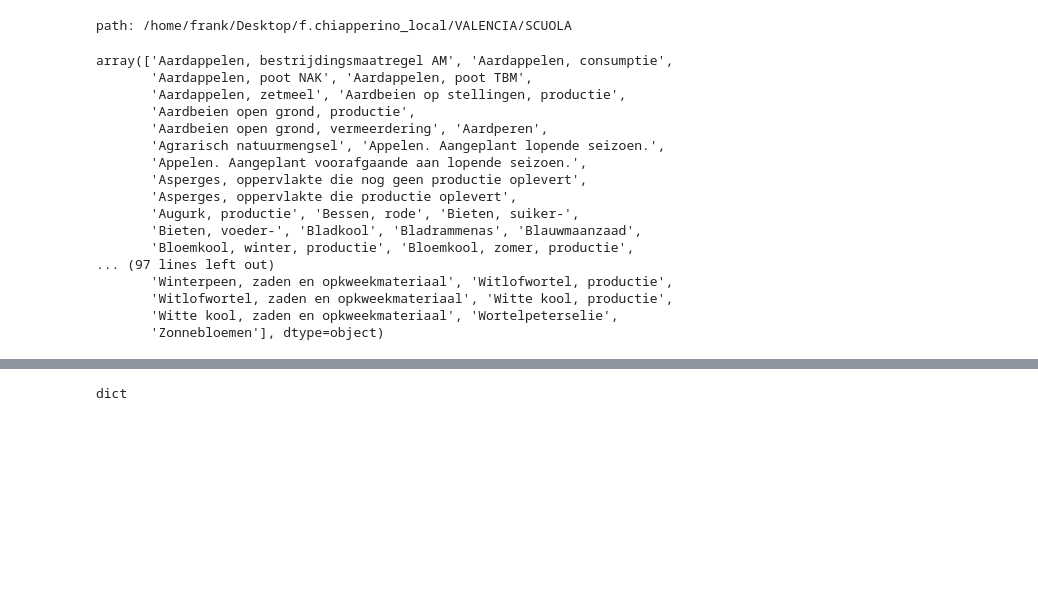
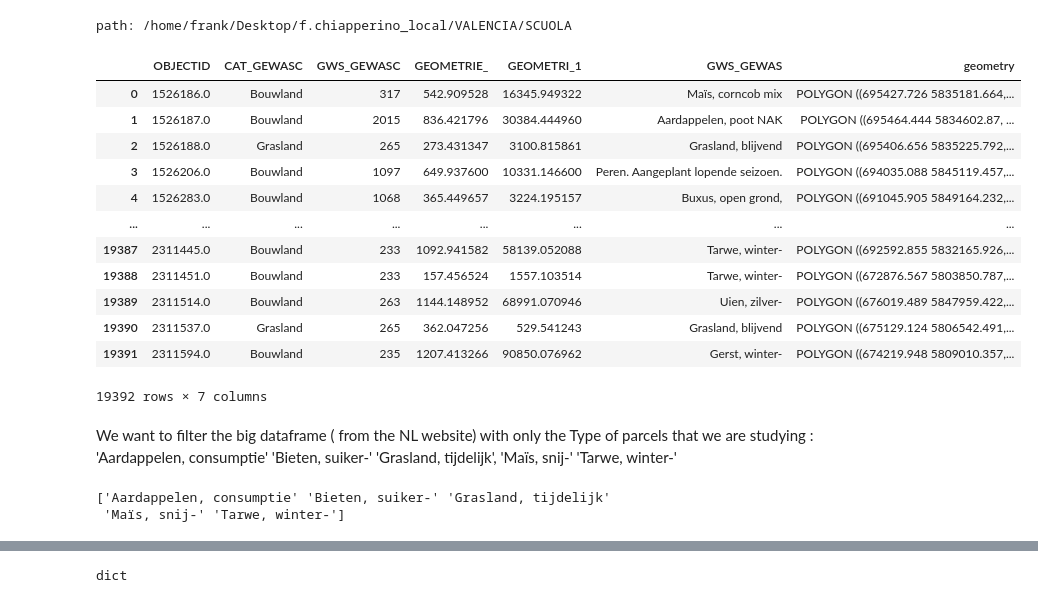
Before and after one commit to cFr4nk/Tesi_SAR_Analysis, a Jupyter notebook: Virgen.ipynb, the cells around one changed output, grey strips where cells are left out. Cells and saved outputs as stored; diff of their text form; code cells hidden in the pictures; blank space fills up the shorter version.

```diff
--- a/Virgen.ipynb
+++ b/Virgen.ipynb
@@ -42,27 +43,31 @@ hdrs = list(sentinel_path.glob('*06days*.hdr'))
 # %%
-gdf = gpd.read_file(shapes)
-virgin_parcel = gdf[gdf['CAT_GEWASC'] == 'Braakland']
-#display(virgin_parcel)
-virgin_parcel = virgin_parcel.to_crs("epsg:32631")
+parcels = gpd.read_file(shapes)
+parcels = parcels.to_crs("epsg:32631")
+
+display(parcels)
+# %% [output]
+|  | OBJECTID | CAT_GEWASC | GWS_GEWASC | GEOMETRIE_ | GEOMETRI_1 | GWS_GEWAS | geometry |
+| 0 | 1526186.0 | Bouwland | 317 | 542.909528 | 16345.949322 | Maïs, corncob mix | POLYGON ((695427.726 5835181.664,... |
+| 1 | 1526187.0 | Bouwland | 2015 | 836.421796 | 30384.444960 | Aardappelen, poot NAK | POLYGON ((695464.444 5834602.87, ... |
+| 2 | 1526188.0 | Grasland | 265 | 273.431347 | 3100.815861 | Grasland, blijvend | POLYGON ((695406.656 5835225.792,... |
+| 3 | 1526206.0 | Bouwland | 1097 | 649.937600 | 10331.146600 | Peren. Aangeplant lopende seizoen. | POLYGON ((694035.088 5845119.457,... |
+| 4 | 1526283.0 | Bouwland | 1068 | 365.449657 | 3224.195157 | Buxus, open grond, | POLYGON ((691045.905 5849164.232,... |
+| ... | ... | ... | ... | ... | ... | ... | ... |
+| 19387 | 2311445.0 | Bouwland | 233 | 1092.941582 | 58139.052088 | Tarwe, winter- | POLYGON ((692592.855 5832165.926,... |
+| 19388 | 2311451.0 | Bouwland | 233 | 157.456524 | 1557.103514 | Tarwe, winter- | POLYGON ((672876.567 5803850.787,... |
+| 19389 | 2311514.0 | Bouwland | 263 | 1144.148952 | 68991.070946 | Uien, zilver- | POLYGON ((676019.489 5847959.422,... |
+| 19390 | 2311537.0 | Grasland | 265 | 362.047256 | 529.541243 | Grasland, blijvend | POLYGON ((675129.124 5806542.491,... |
+| 19391 | 2311594.0 | Bouwland | 235 | 1207.413266 | 90850.076962 | Gerst, winter- | POLYGON ((674219.948 5809010.357,... |
+19392 rows × 7 columns
-# %%
-parcels_types = np.unique(gdf['GWS_GEWAS'])
-display(parcels_types)
-# %% [output]
-array(['Aardappelen, bestrijdingsmaatregel AM', 'Aardappelen, consumptie',
-       'Aardappelen, poot NAK', 'Aardappelen, poot TBM',
-       'Aardappelen, zetmeel', 'Aardbeien op stellingen, productie',
-       'Aardbeien open grond, productie',
-       'Aardbeien open grond, vermeerdering', 'Aardperen',
-       'Agrarisch natuurmengsel', 'Appelen. Aangeplant lopende seizoen.',
-       'Appelen. Aangeplant voorafgaande aan lopende seizoen.',
-       'Asperges, oppervlakte die nog geen productie oplevert',
-       'Asperges, oppervlakte die productie oplevert',
-       'Augurk, productie', 'Bessen, rode', 'Bieten, suiker-',
-       'Bieten, voeder-', 'Bladkool', 'Bladrammenas', 'Blauwmaanzaad',
-       'Bloemkool, winter, productie', 'Bloemkool, zomer, productie',
-... (97 lines left out)
-       'Winterpeen, zaden en opkweekmateriaal', 'Witlofwortel, productie',
-       'Witlofwortel, zaden en opkweekmateriaal', 'Witte kool, productie',
-       'Witte kool, zaden en opkweekmateriaal', 'Wortelpeterselie',
-       'Zonnebloemen'], dtype=object)
+# %% [markdown]
+We want to filter the big dataframe ( from the NL website) with only the Type of parcels that we are studying : 'Aardappelen, consumptie' 'Bieten, suiker-' 'Grasland, tijdelijk', 'Maïs, snij-' 'Tarwe, winter-'
+# %%
+df_types = pd.DataFrame(pd.read_csv(app_path / 'Documents' / 'csv' / 'areas_Flavoland.csv'))
+df_types = df_types.dropna(subset=['Type', 'Unnamed: 4'])
+df_types['Type'] = df_types['Type'] + ',' + df_types['Unnamed: 4']
+parcels_types = np.unique(df_types['Type'])
+print(parcels_types)
+# %% [output]
+['Aardappelen, consumptie' 'Bieten, suiker-' 'Grasland, tijdelijk'
+ 'Maïs, snij-' 'Tarwe, winter-']
 # %%
```
Also changed, not shown: parts of 10 cells of this notebook, 1 other file.
